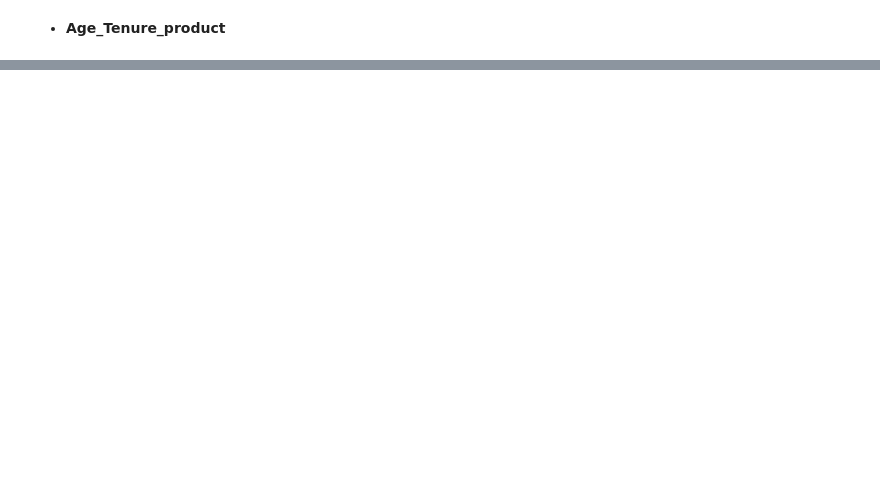
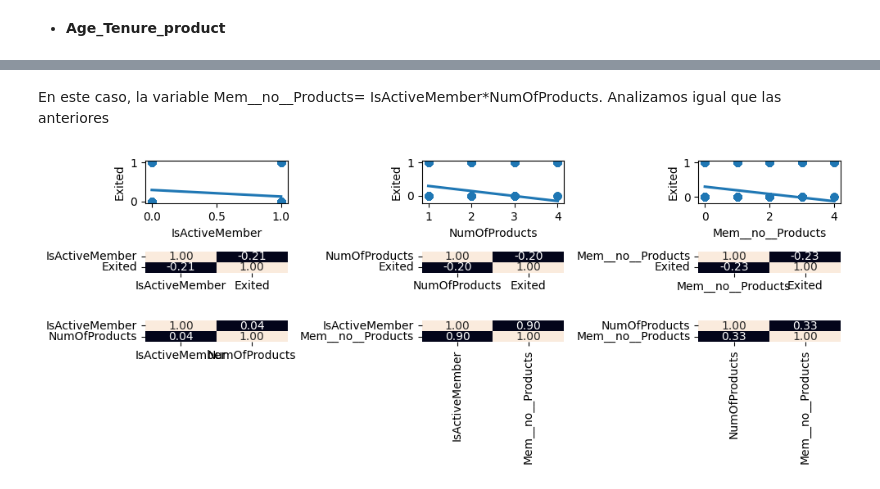
Before and after one commit to 4GeeksAcademy/Proyecto-Bank-Churn-Eli-Isa, a Jupyter notebook: src/explore-Isa.ipynb, the cells around one changed output, grey strips where cells are left out. Saved outputs shown, nothing was run; the diff lists cells and outputs as text; code cells hidden in the pictures; blank space fills up the shorter version.

```diff
--- a/src/explore-Isa.ipynb
+++ b/src/explore-Isa.ipynb
@@ -332,18 +405,21 @@ Por tanto, **descartamos la variable Tenure_Age** como significativa.
+# %% [markdown]
+En este caso, la variable Mem__no__Products= IsActiveMember*NumOfProducts. Analizamos igual que las anteriores
 # %%
 
-fig, axis = plt.subplots(3,3, figsize=(10, 4),gridspec_kw= {'height_ratios': [6, 2,2]})
-sns.regplot(data = data_sub_isa, x = "Age",y="Tenure",ax=axis[0,0])
-sns.regplot(data = data_sub_isa, x = "Age",y="Tenure_Age",ax=axis[0,1])
-sns.regplot(data = data_sub_isa, x = "Tenure",y="Tenure_Age",ax=axis[0,2])
+fig, axis = plt.subplots(3,3, figsize=(10, 4),gridspec_kw= {'height_ratios': [10, 5,5]})
+sns.regplot(data = data_sub_isa, x = "IsActiveMember",y="Exited",ax=axis[0,0])
+sns.regplot(data = data_sub_isa, x = "NumOfProducts",y="Exited",ax=axis[0,1])
+sns.regplot(data = data_sub_isa, x = "Mem__no__Products",y="Exited",ax=axis[0,2])
 
-sns.heatmap(data_sub_isa[["Age", "Tenure"]].corr(), annot = True, fmt = ".2f", cbar = False,ax=axis[1,0])
-sns.heatmap(data_sub_isa[["Age", "Tenure_Age"]].corr(), annot = True, fmt = ".2f", cbar = False,ax=axis[1,1])
-sns.heatmap(data_sub_isa[["Tenure", "Tenure_Age"]].corr(), annot = True, fmt = ".2f", cbar = False,ax=axis[1,2])
+sns.heatmap(data_sub_isa[["IsActiveMember", "Exited"]].corr(), annot = True, fmt = ".2f", cbar = False,ax=axis[1,0])
+sns.heatmap(data_sub_isa[["NumOfProducts", "Exited"]].corr(), annot = True, fmt = ".2f", cbar = False,ax=axis[1,1])
+sns.heatmap(data_sub_isa[["Mem__no__Products", "Exited"]].corr(), annot = True, fmt = ".2f", cbar = False,ax=axis[1,2])
 
-sns.heatmap(data_sub_isa[["Age", "Exited"]].corr(), annot = True, fmt = ".2f", cbar = False,ax=axis[2,0])
-sns.heatmap(data_sub_isa[["Tenure", "Exited"]].corr(), annot = True, fmt = ".2f", cbar = False,ax=axis[2,1])
-sns.heatmap(data_sub_isa[["Tenure_Age", "Exited"]].corr(), annot = True, fmt = ".2f", cbar = False,ax=axis[2,2])
-
+sns.heatmap(data_sub_isa[["IsActiveMember", "NumOfProducts"]].corr(), annot = True, fmt = ".2f", cbar = False,ax=axis[2,0])
+sns.heatmap(data_sub_isa[["IsActiveMember", "Mem__no__Products"]].corr(), annot = True, fmt = ".2f", cbar = False,ax=axis[2,1])
+sns.heatmap(data_sub_isa[["NumOfProducts", "Mem__no__Products"]].corr(), annot = True, fmt = ".2f", cbar = False,ax=axis[2,2])
 
 fig.tight_layout()
 fig.show()
+# %% [output]
+[figure, added]
```
Also changed, not shown: parts of 25 cells of this notebook, 1 other file.
